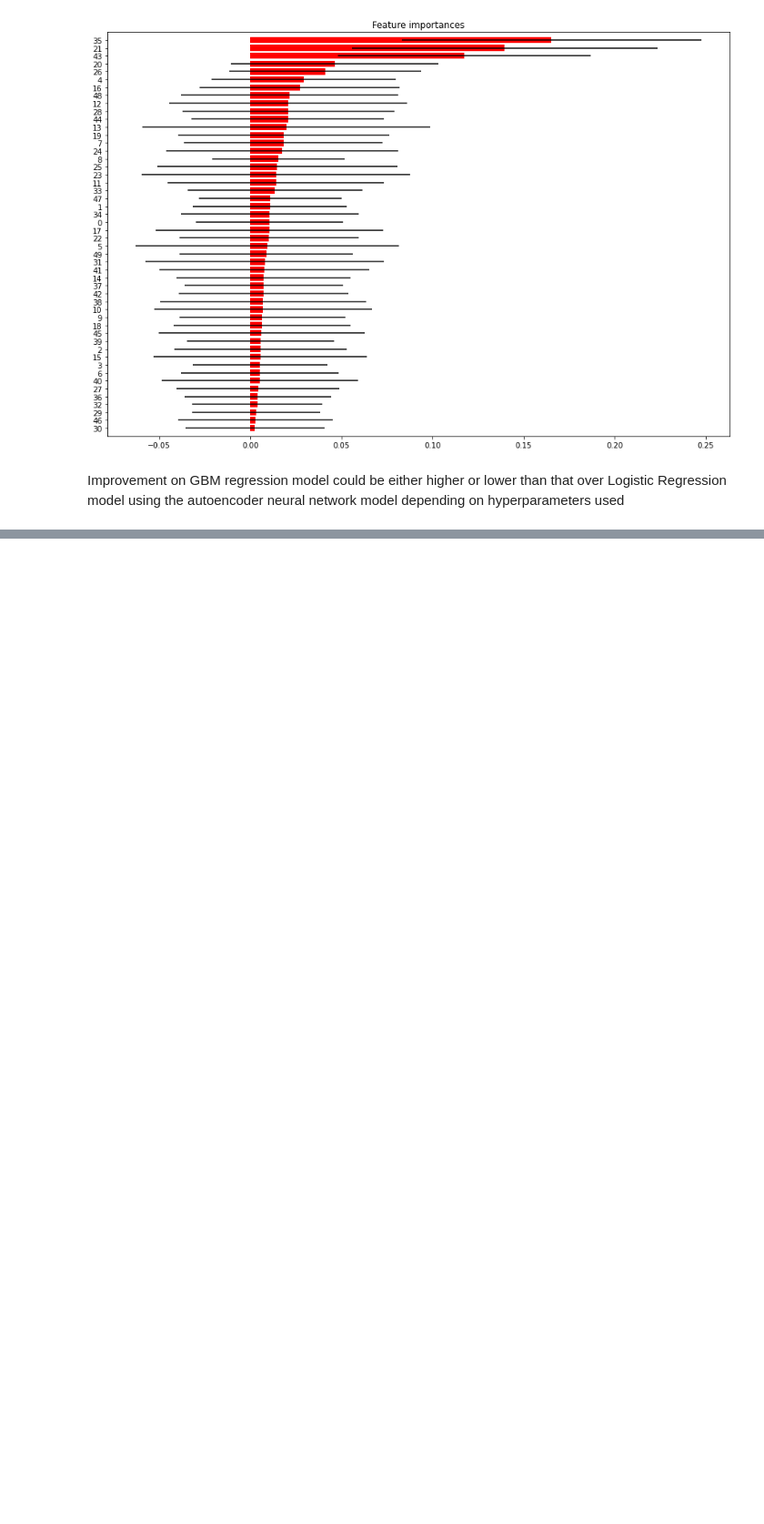
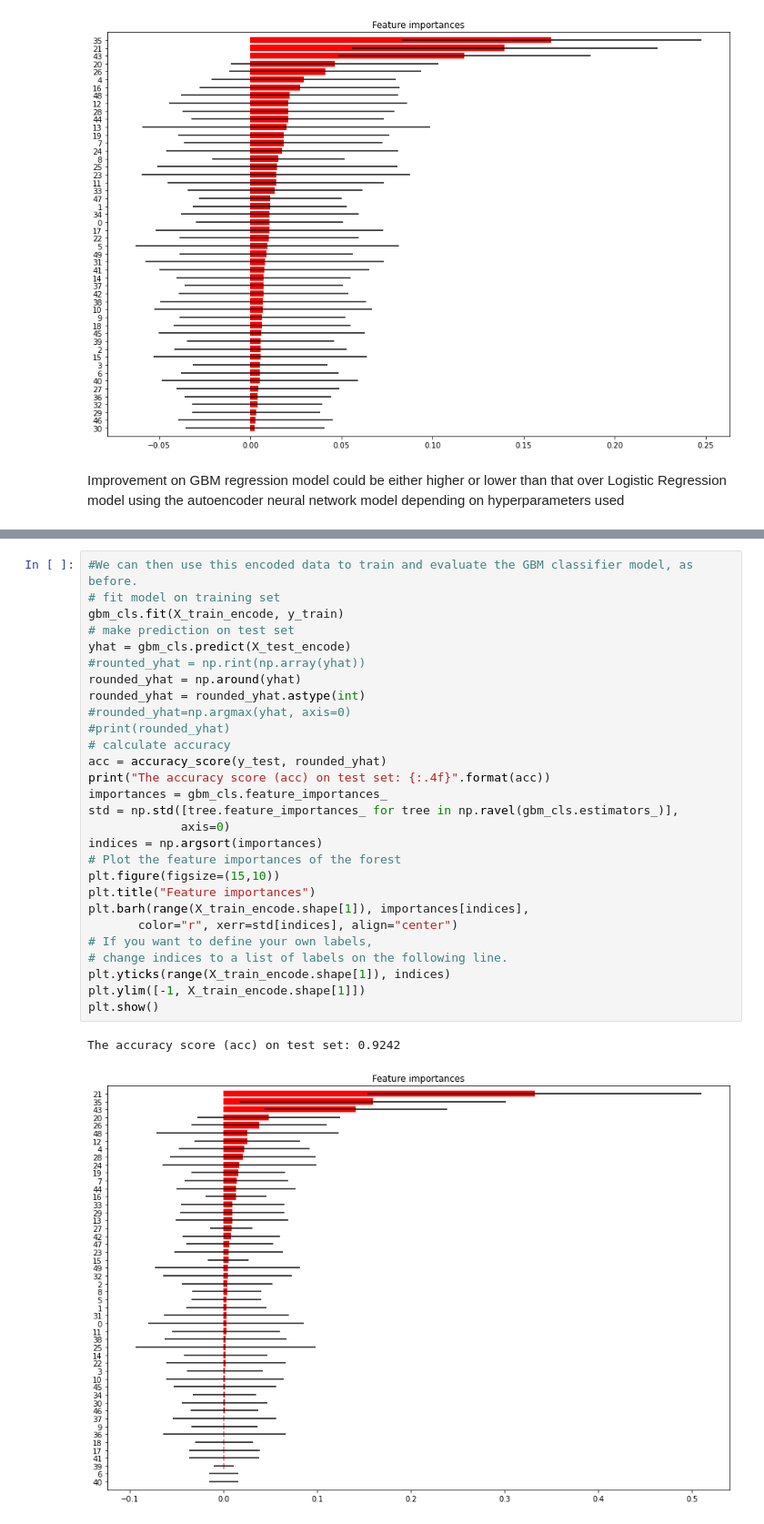
Before and after one commit to xxl4tomxu98/autoencoder-feature-extraction, a Jupyter notebook: autoencoder-classification.ipynb, the cells around one changed output, grey strips where cells are left out. Shown: that part at 91% size. Drawn from its saved outputs; the diff is of its cells as text; blank space fills up the shorter version.

```diff
--- a/autoencoder-classification.ipynb
+++ b/autoencoder-classification.ipynb
@@ -344,0 +386,31 @@ Improvement on GBM regression model could be either higher or lower than that ov
+# %%
+#We can then use this encoded data to train and evaluate the GBM classifier model, as before.
+# fit model on training set
+gbm_cls.fit(X_train_encode, y_train)
+# make prediction on test set
+yhat = gbm_cls.predict(X_test_encode)
+#rounted_yhat = np.rint(np.array(yhat))
+rounded_yhat = np.around(yhat)
+rounded_yhat = rounded_yhat.astype(int)
+#rounded_yhat=np.argmax(yhat, axis=0)
+#print(rounded_yhat)
+# calculate accuracy
+acc = accuracy_score(y_test, rounded_yhat)
+print("The accuracy score (acc) on test set: {:.4f}".format(acc))
+importances = gbm_cls.feature_importances_
+std = np.std([tree.feature_importances_ for tree in np.ravel(gbm_cls.estimators_)],
+             axis=0)
+indices = np.argsort(importances)
+# Plot the feature importances of the forest
+plt.figure(figsize=(15,10))
+plt.title("Feature importances")
+plt.barh(range(X_train_encode.shape[1]), importances[indices],
+       color="r", xerr=std[indices], align="center")
+# If you want to define your own labels,
+# change indices to a list of labels on the following line.
+plt.yticks(range(X_train_encode.shape[1]), indices)
+plt.ylim([-1, X_train_encode.shape[1]])
+plt.show()
+# %% [output]
+The accuracy score (acc) on test set: 0.9242
+[figure, added]
```
Also changed, not shown: parts of 13 cells of this notebook, 1 other file.
